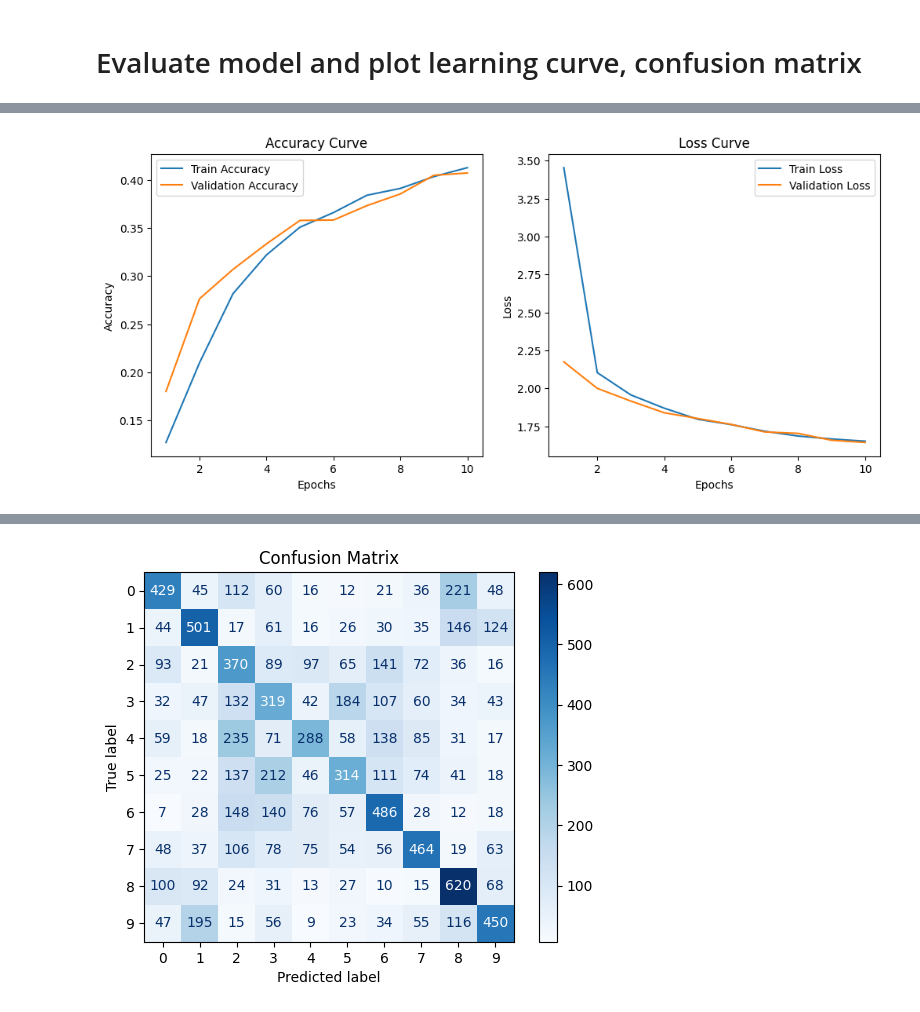
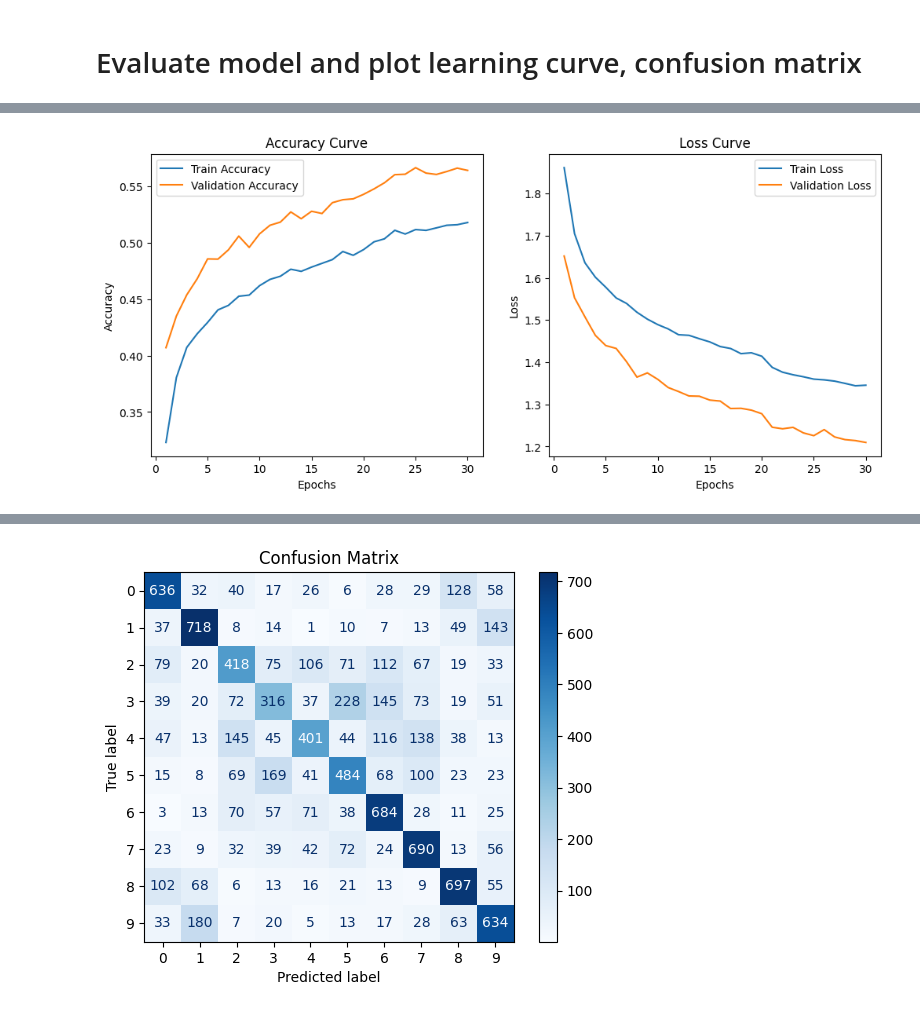
Before and after one commit to KhangDaoz/Assignment-2, a Jupyter notebook: Assignment_2.ipynb, the cells around one changed output, grey strips where cells are left out. Cells and saved outputs as stored; diff of their text form; code cells hidden in the pictures.

```diff
--- a/Assignment_2.ipynb
+++ b/Assignment_2.ipynb
@@ -112,21 +138,22 @@ test_dataset = TensorDataset(X_test, y_test)
 # %%
 def create_MLP_model(dropout_rate = 0.3):
   model = nn.Sequential(
-    # flat data
     nn.Flatten(),
 
-    # hidden layer
-    nn.Linear(3072, 1024),
+    nn.Linear(3072, 512),
+    nn.BatchNorm1d(512),
     nn.ReLU(),
-    nn.Linear(1024, 512),
-    nn.ReLU(),
-
     nn.Dropout(dropout_rate),
 
-    # output layer
-    nn.Linear(512, 10)
+    nn.Linear(512, 256),
+    nn.BatchNorm1d(256),
+    nn.ReLU(),
+    nn.Dropout(dropout_rate),
+
+    nn.Linear(256, 10)
   )
   return model
+
 
 def create_CNN_model(dropout_rate = 0.3):
   model = nn.Sequential(
@@ -290,21 +307,21 @@ def evaluate_model(model, test_dataset, batch_size = 128):
   acc = test_correct / test_total
   return loss, acc
 # %%
-def plot_matrix(model, test_dataset):
+def plot_matrix(model, test_dataset, batch_size = 128):
   device = 'cuda' if torch.cuda.is_available() else 'cpu'
   model = model.to(device).eval()
-  test_loader = DataLoader(test_dataset, batch_size = 4000)
+  test_loader = DataLoader(test_dataset, batch_size = batch_size)
 
   y_true = []
   y_pred = []
 
   with torch.inference_mode():
-      for X_batch, y_batch in test_loader:
-          X_batch, y_batch = X_batch.to(device), y_batch.to(device)
-          y_pred_batch = model(X_batch)
-          preds = y_pred_batch.argmax(dim = 1)
-          y_true.extend(y_batch.cpu().numpy())
-          y_pred.extend(preds.cpu().numpy())
+    for X_batch, y_batch in test_loader:
+      X_batch, y_batch = X_batch.to(device), y_batch.to(device)
+      y_pred_batch = model(X_batch)
+      preds = y_pred_batch.argmax(dim = 1)
+      y_true.extend(y_batch.cpu().numpy())
+      y_pred.extend(preds.cpu().numpy())
 
   cm = confusion_matrix(y_true, y_pred)
 
@@ -314,9 +331,9 @@ def plot_matrix(model, test_dataset):
   plt.show()
 # %%
 model = create_MLP_model()
-history = train_model(model, train_dataset, val_dataset, num_epochs = 10, batch_size = 4000, learning_rate = 0.003)
+history = train_model(model, train_dataset, val_dataset, num_epochs = 30, batch_size = 128, learning_rate = 0.001)
 plot_curve(history)
-test_loss, test_acc = evaluate_model(model, test_dataset, batch_size = 4000)
+test_loss, test_acc = evaluate_model(model, test_dataset, batch_size = 128)
 print(f"Test Loss: {test_loss:.4f}, Test Accuracy: {test_acc:.4f}")
 
 plot_matrix(model, test_dataset)
@@ -334 +358 @@ Epoch 10/10, Train Loss: 1.6513, Val Loss: 1.6428, Train Accuracy: 0.4129, Val A
-[figure, old version]
+[figure, new version]
@@ -336,3 +360,3 @@ Test Loss: 1.6203, Test Accuracy: 0.4241
-[figure, old version]
+[figure, new version]
 # %%
 model = create_CNN_model()
```
Also changed, not shown: parts of 14 cells of this notebook.
